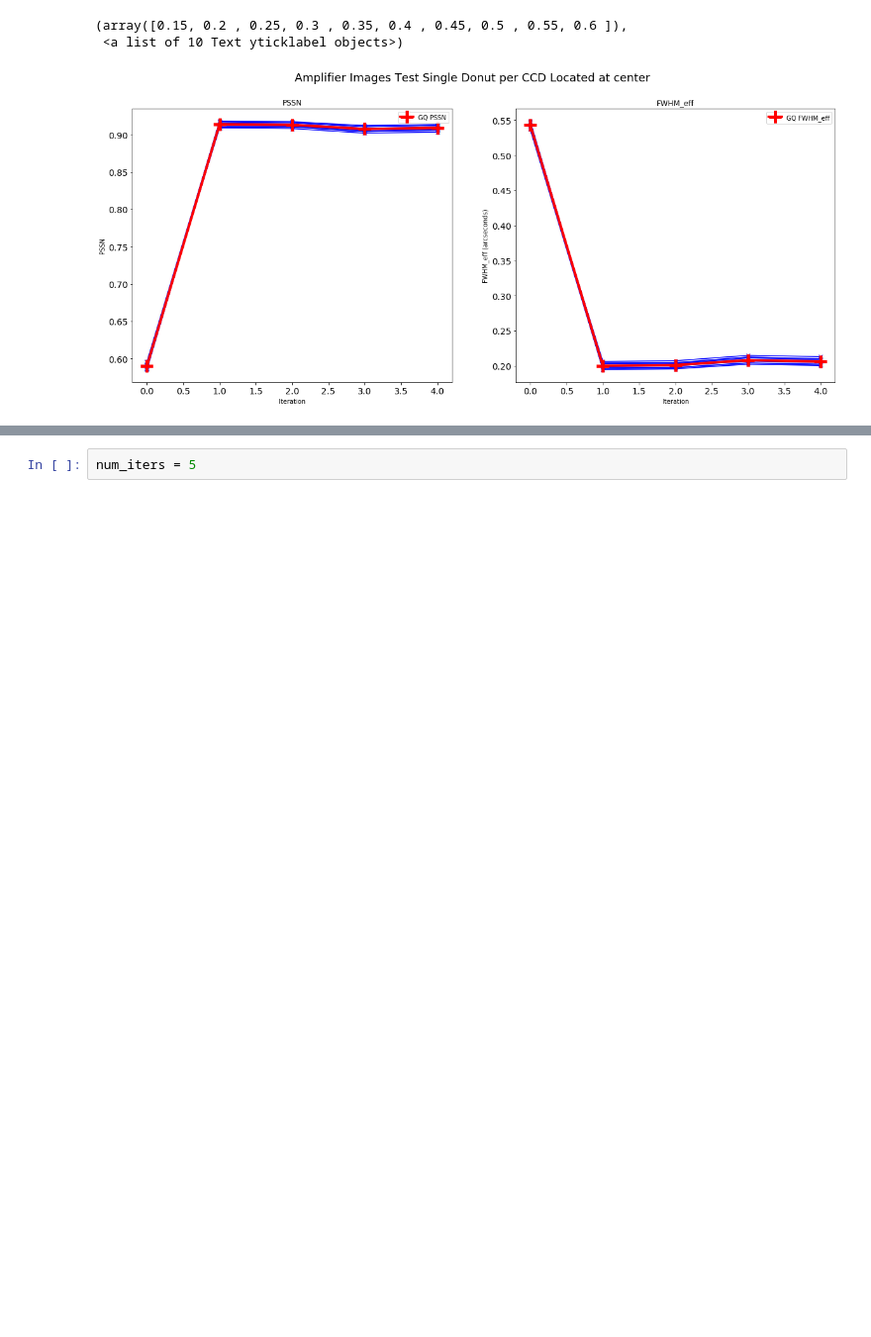
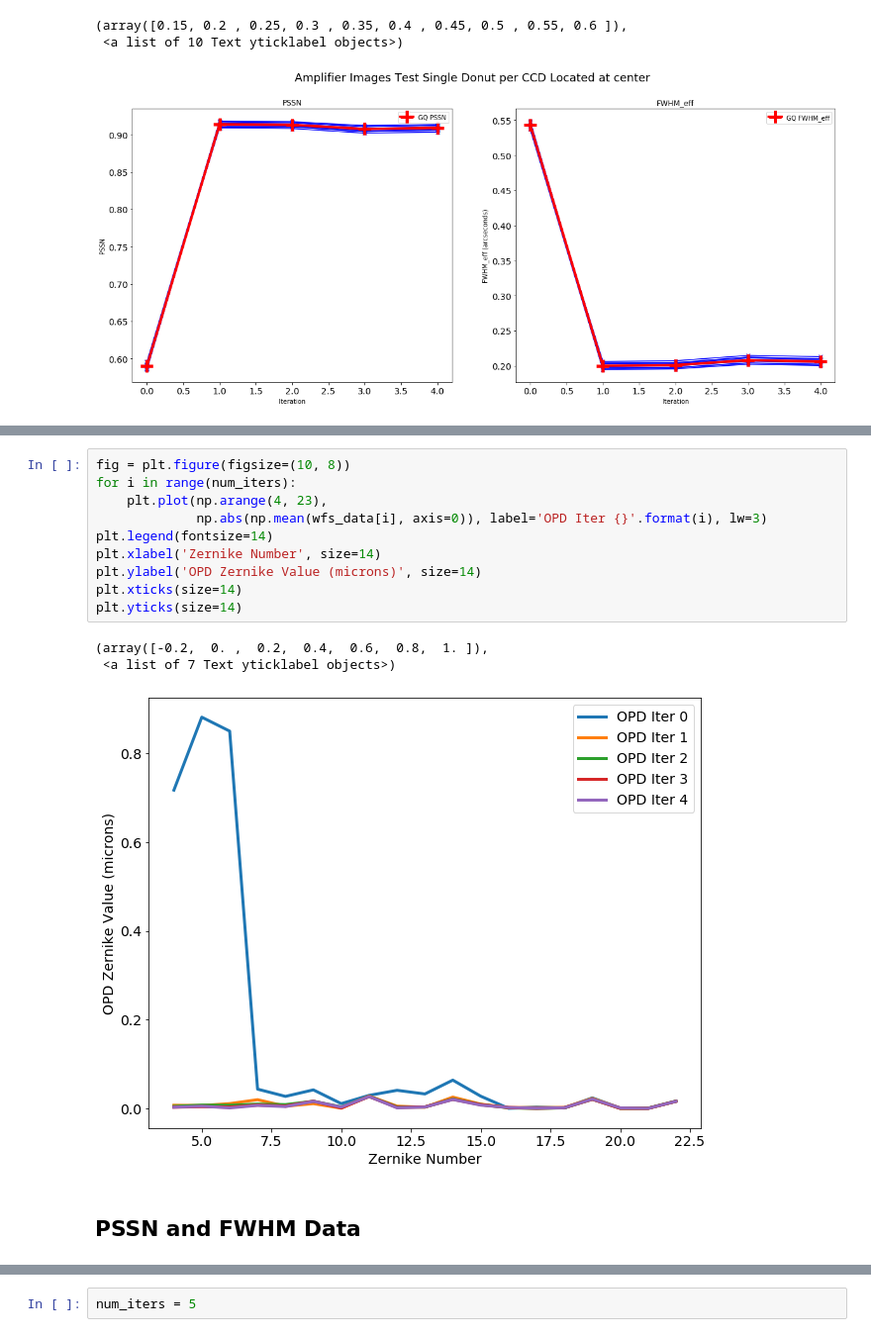
Before and after one commit to lsst-ts/ts_phosim, a Jupyter notebook: notebooks/analysis_notebooks/closeLoopResults.ipynb, the cells around one changed output, grey strips where cells are left out. Shown at 99% size. Saved outputs shown, nothing was run; the diff lists cells and outputs as text; blank space fills up the shorter version.

```diff
--- a/notebooks/analysis_notebooks/closeLoopResults.ipynb
+++ b/notebooks/analysis_notebooks/closeLoopResults.ipynb
@@ -367,0 +415,16 @@ plt.yticks(size=14)
+# %%
+fig = plt.figure(figsize=(10, 8))
+for i in range(num_iters):
+    plt.plot(np.arange(4, 23),
+             np.abs(np.mean(wfs_data[i], axis=0)), label='OPD Iter {}'.format(i), lw=3)
+plt.legend(fontsize=14)
+plt.xlabel('Zernike Number', size=14)
+plt.ylabel('OPD Zernike Value (microns)', size=14)
+plt.xticks(size=14)
+plt.yticks(size=14)
+# %% [output]
+(array([-0.2,  0. ,  0.2,  0.4,  0.6,  0.8,  1. ]),
+ <a list of 7 Text yticklabel objects>)
+[figure, added]
+# %% [markdown]
+## PSSN and FWHM Data
```
Also changed, not shown: parts of 56 cells of this notebook.
